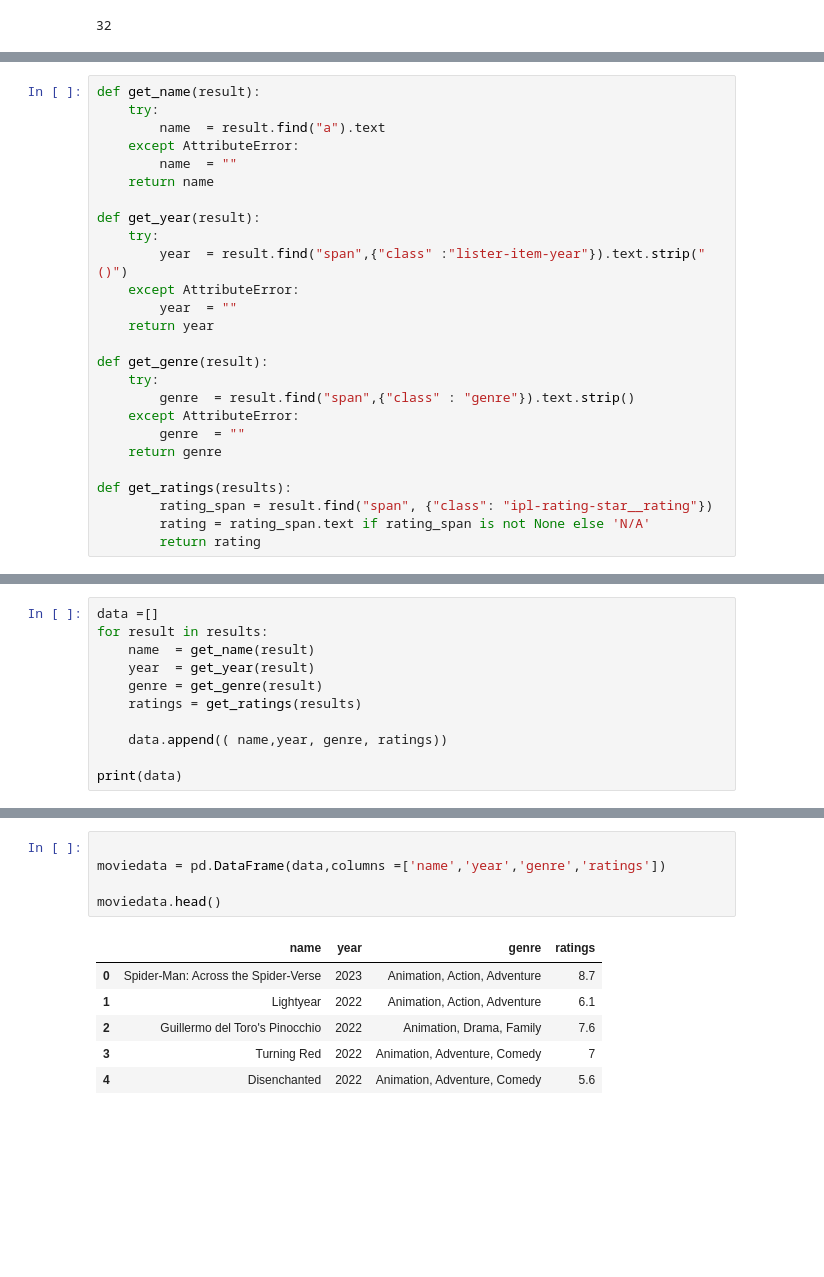
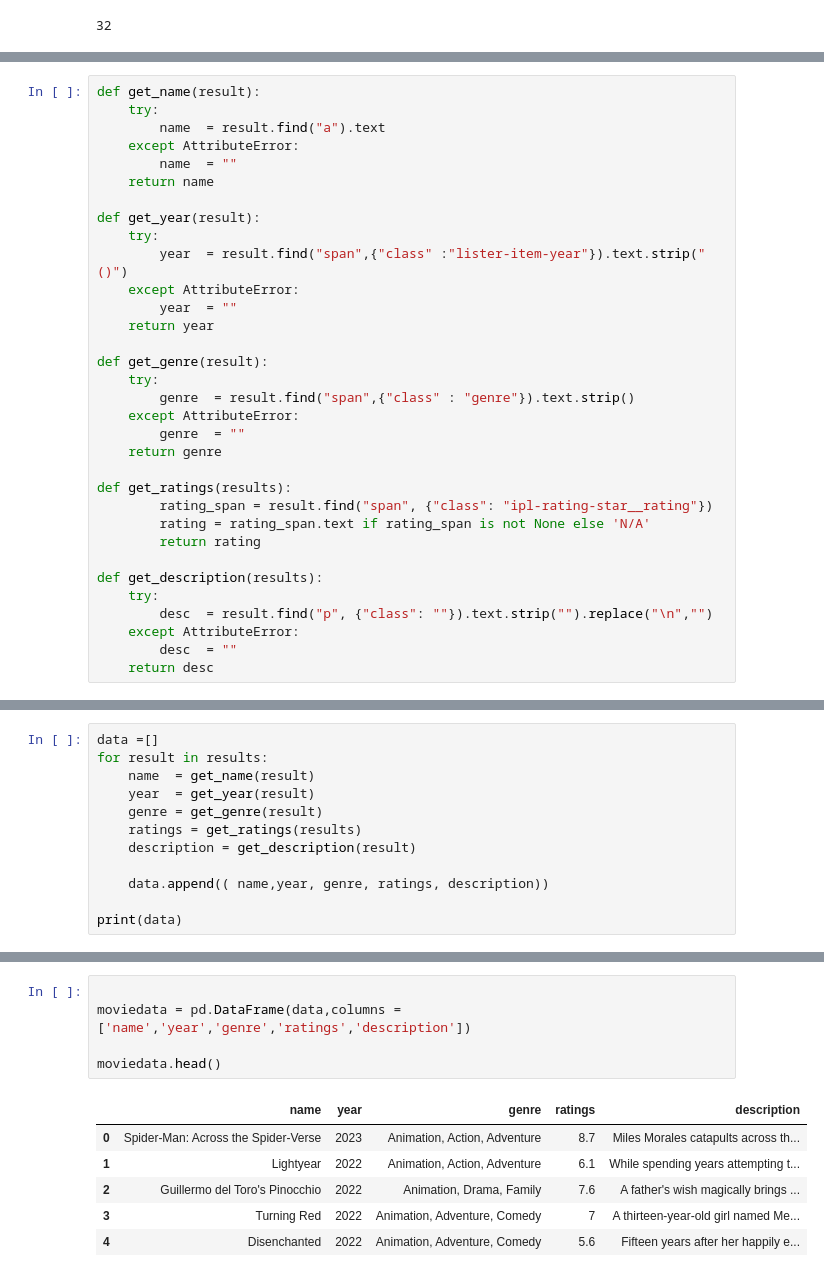
Before and after one commit to SachiD123/MyPortfolio.github.io, a Jupyter notebook: Webscraping_moviedata.ipynb, the cells around one changed output, grey strips where cells are left out. Saved outputs shown, nothing was run; the diff lists cells and outputs as text; blank space fills up the shorter version.

```diff
--- a/Webscraping_moviedata.ipynb
+++ b/Webscraping_moviedata.ipynb
@@ -58,3 +62,10 @@ def get_ratings(results):
         rating_span = result.find("span", {"class": "ipl-rating-star__rating"})
         rating = rating_span.text if rating_span is not None else 'N/A'
         return rating
+
+def get_description(results):
+    try:
+        desc  = result.find("p", {"class": ""}).text.strip("").replace("\n","")
+    except AttributeError:
+        desc  = ""
+    return desc
@@ -65,8 +78,9 @@ for result in results:
     year  = get_year(result)
     genre = get_genre(result)
     ratings = get_ratings(results)
+    description = get_description(result)
 
-    data.append(( name,year, genre, ratings))
+    data.append(( name,year, genre, ratings, description))
 
 print(data)
 # %% [output]
@@ -74,12 +90,12 @@ print(data)
 # %%
 
-moviedata = pd.DataFrame(data,columns =['name','year','genre','ratings'])
+moviedata = pd.DataFrame(data,columns =['name','year','genre','ratings','description'])
 
 moviedata.head()
 # %% [output]
-|  | name | year | genre | ratings |
-| 0 | Spider-Man: Across the Spider-Verse | 2023 | Animation, Action, Adventure | 8.7 |
-| 1 | Lightyear | 2022 | Animation, Action, Adventure | 6.1 |
-| 2 | Guillermo del Toro's Pinocchio | 2022 | Animation, Drama, Family | 7.6 |
-| 3 | Turning Red | 2022 | Animation, Adventure, Comedy | 7 |
-| 4 | Disenchanted | 2022 | Animation, Adventure, Comedy | 5.6 |
+|  | name | year | genre | ratings | description |
+| 0 | Spider-Man: Across the Spider-Verse | 2023 | Animation, Action, Adventure | 8.7 | Miles Morales catapults across th... |
+| 1 | Lightyear | 2022 | Animation, Action, Adventure | 6.1 | While spending years attempting t... |
+| 2 | Guillermo del Toro's Pinocchio | 2022 | Animation, Drama, Family | 7.6 | A father's wish magically brings ... |
+| 3 | Turning Red | 2022 | Animation, Adventure, Comedy | 7 | A thirteen-year-old girl named Me... |
+| 4 | Disenchanted | 2022 | Animation, Adventure, Comedy | 5.6 | Fifteen years after her happily e... |
```
Also changed, not shown: parts of 11 cells of this notebook.
